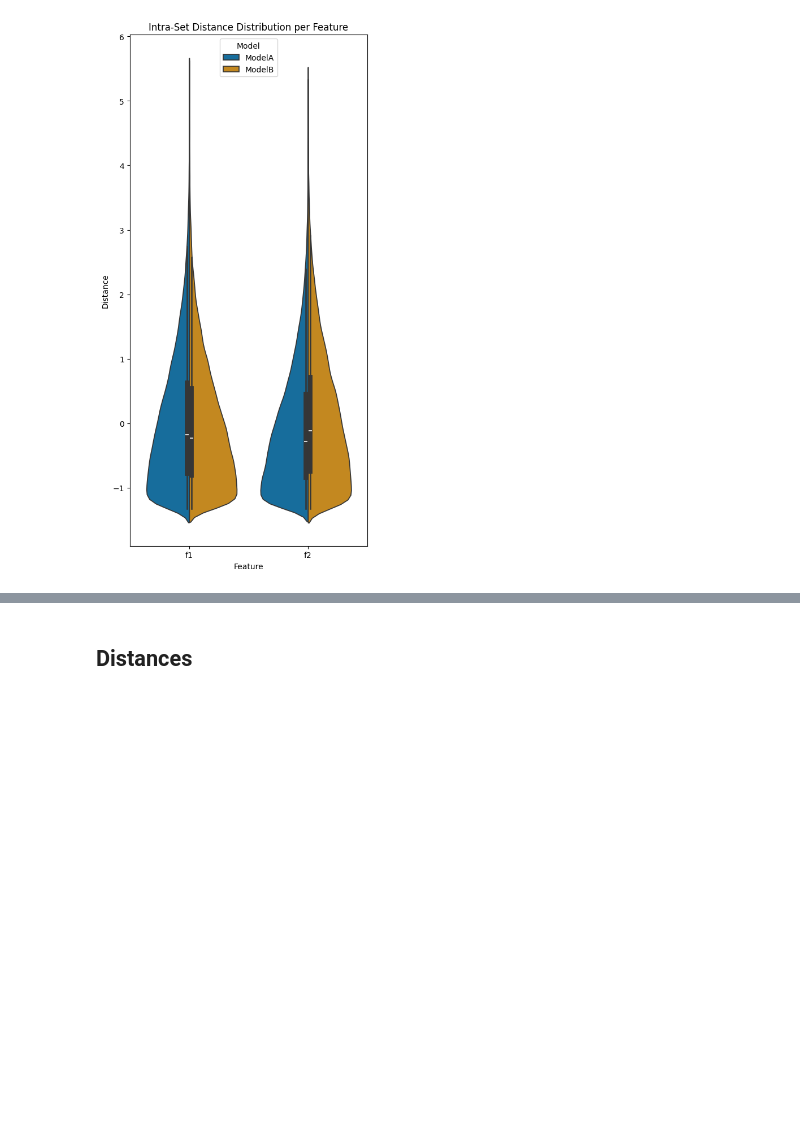
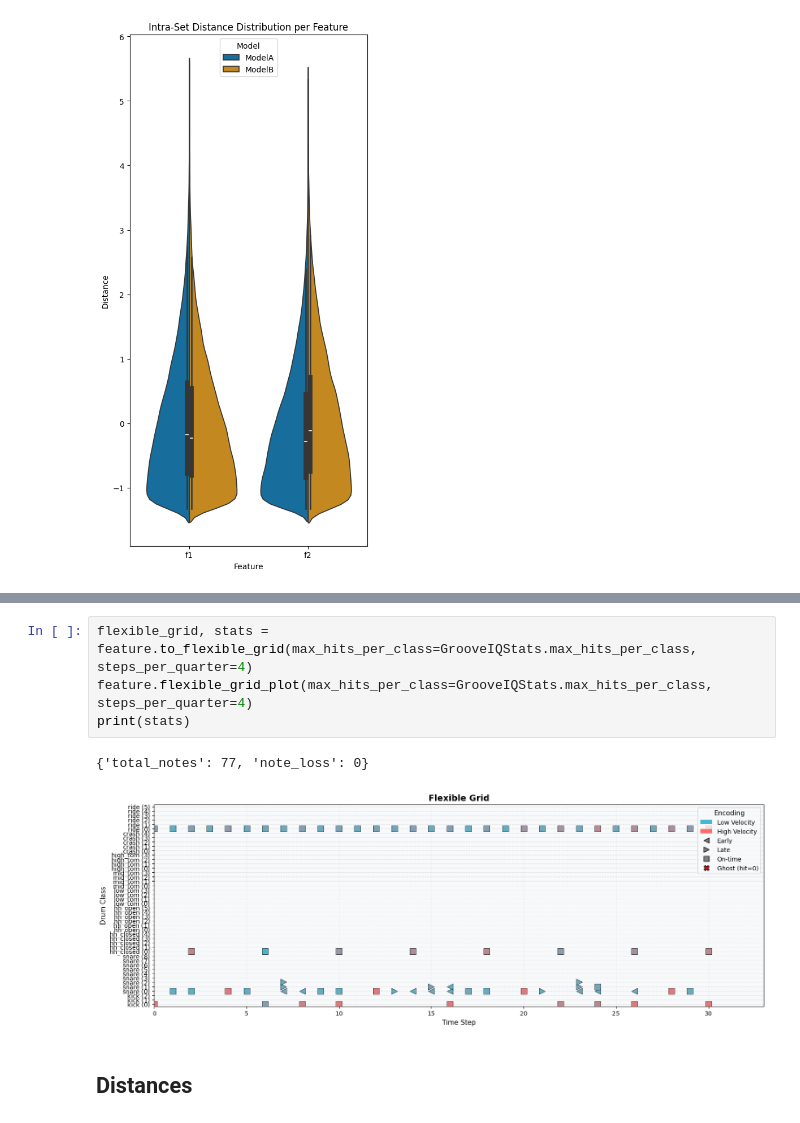
Before and after one commit to puru-samal/grooveiq, a Jupyter notebook: dataset/analysis.ipynb, the cells around one changed output, grey strips where cells are left out. Saved outputs shown, nothing was run; the diff lists cells and outputs as text; blank space fills up the shorter version.

```diff
--- a/dataset/analysis.ipynb
+++ b/dataset/analysis.ipynb
@@ -356,3 +457,10 @@ timing_accuracy               : mean=20.377, std=9.27
+# %%
+flexible_grid, stats = feature.to_flexible_grid(max_hits_per_class=GrooveIQStats.max_hits_per_class, steps_per_quarter=4)
+feature.flexible_grid_plot(max_hits_per_class=GrooveIQStats.max_hits_per_class, steps_per_quarter=4)
+print(stats)
+# %% [output]
+{'total_notes': 77, 'note_loss': 0}
+[figure, added]
 # %% [markdown]
 ## Distances
 # %%
```
Also changed, not shown: parts of 18 cells of this notebook, 1 other file.
